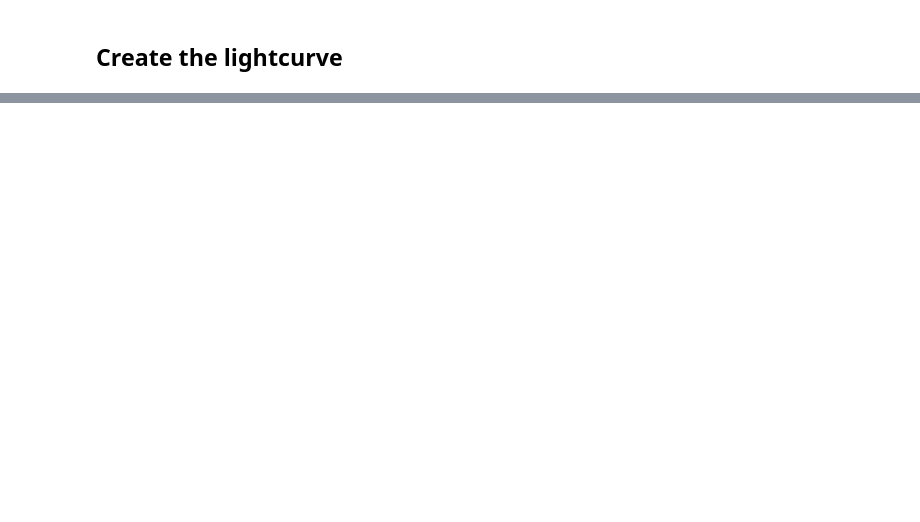
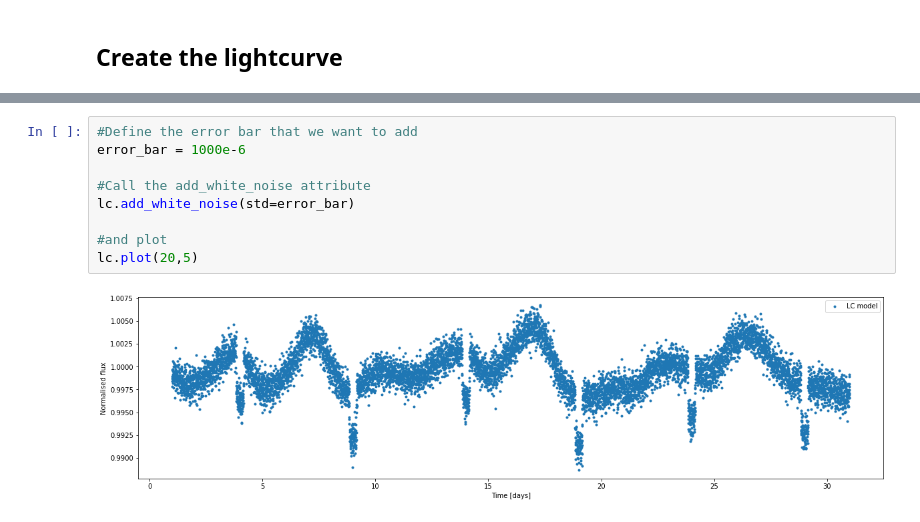
Before and after one commit to Fernando-Canales/Code-for-Exoplanets, a Jupyter notebook: Limb darkening with Citlalicue.ipynb, the cells around one changed output, grey strips where cells are left out. Saved outputs shown, nothing was run; the diff lists cells and outputs as text; blank space fills up the shorter version.

```diff
--- a/Limb darkening with Citlalicue.ipynb
+++ b/Limb darkening with Citlalicue.ipynb
@@ -23,0 +61,11 @@ lc.plot(fsx=20,fsy=5)
+# %%
+#Define the error bar that we want to add
+error_bar = 1000e-6
+
+#Call the add_white_noise attribute
+lc.add_white_noise(std=error_bar)
+
+#and plot
+lc.plot(20,5)
+# %% [output]
+[figure, added]
```
Also changed, not shown: parts of 5 cells of this notebook.
